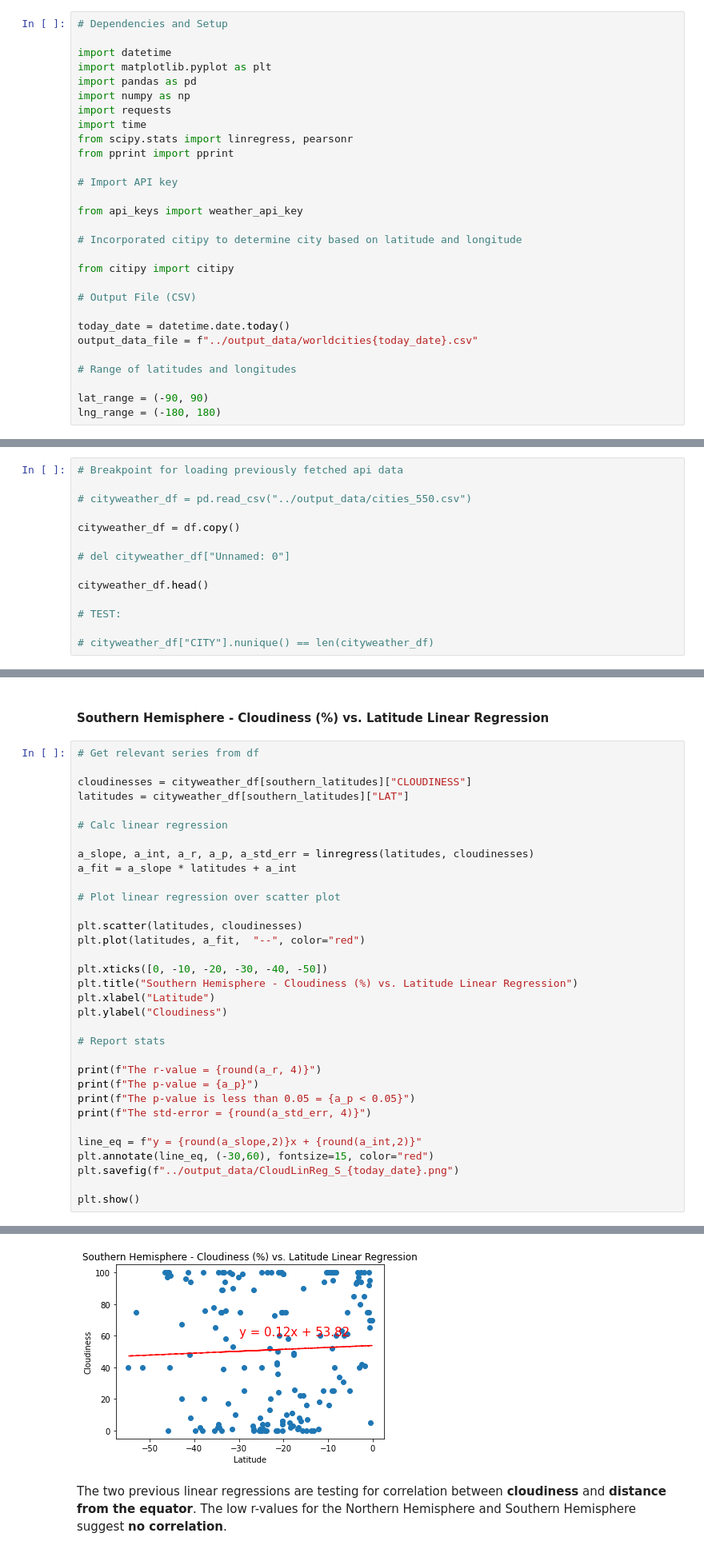
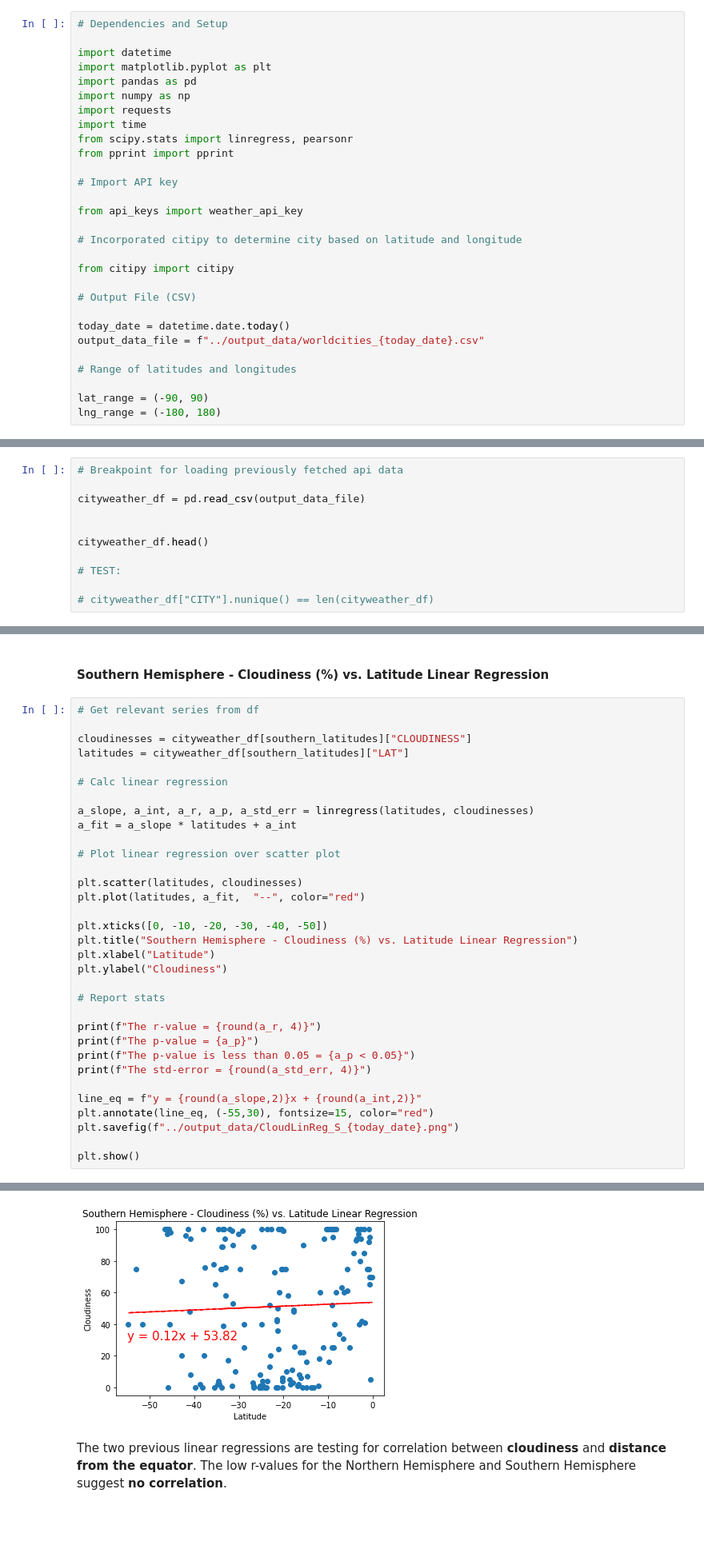
Before and after one commit to billthedataguy/python-api-challenge, a Jupyter notebook: starter_code/WeatherPy_HW6_WILLIAM_VANN_FINAL.ipynb, the cells around one changed output, grey strips where cells are left out. Shown: that part at 80% size. Drawn from its saved outputs; the diff is of its cells as text; blank space fills up the shorter version.

```diff
--- a/starter_code/WeatherPy_HW6_WILLIAM_VANN_FINAL.ipynb
+++ b/starter_code/WeatherPy_HW6_WILLIAM_VANN_FINAL.ipynb
@@ -35,7 +37,7 @@ from citipy import citipy
 # Output File (CSV)
 
 today_date = datetime.date.today()
-output_data_file = f"../output_data/worldcities{today_date}.csv"
+output_data_file = f"../output_data/worldcities_{today_date}.csv"
 
 # Range of latitudes and longitudes
 
@@ -181,11 +176,8 @@ df.to_csv(output_data_file)
 # %%
 # Breakpoint for loading previously fetched api data
 
-# cityweather_df = pd.read_csv("../output_data/cities_550.csv")
+cityweather_df = pd.read_csv(output_data_file)
 
-cityweather_df = df.copy()
-
-# del cityweather_df["Unnamed: 0"]
 
 cityweather_df.head()
 
@@ -583,35 +575,35 @@ latitudes = cityweather_df[southern_latitudes]["LAT"]
 
 a_slope, a_int, a_r, a_p, a_std_err = linregress(latitudes, cloudinesses)
 a_fit = a_slope * latitudes + a_int
 
 # Plot linear regression over scatter plot
 
 plt.scatter(latitudes, cloudinesses)
 plt.plot(latitudes, a_fit,  "--", color="red")
 
 plt.xticks([0, -10, -20, -30, -40, -50])
 plt.title("Southern Hemisphere - Cloudiness (%) vs. Latitude Linear Regression")
 plt.xlabel("Latitude")
 plt.ylabel("Cloudiness")
 
 # Report stats
 
 print(f"The r-value = {round(a_r, 4)}")
 print(f"The p-value = {a_p}")
 print(f"The p-value is less than 0.05 = {a_p < 0.05}")
 print(f"The std-error = {round(a_std_err, 4)}")
 
 line_eq = f"y = {round(a_slope,2)}x + {round(a_int,2)}"
-plt.annotate(line_eq, (-30,60), fontsize=15, color="red")
+plt.annotate(line_eq, (-55,30), fontsize=15, color="red")
 plt.savefig(f"../output_data/CloudLinReg_S_{today_date}.png")
 
 plt.show()
 # %% [output]
 The r-value = 0.0419
 The p-value = 0.5892597730048844
 The p-value is less than 0.05 = False
 The std-error = 0.2238
-[figure, old version]
+[figure, new version]
 # %% [markdown]
 The two previous linear regressions are testing for correlation between **cloudiness** and **distance from the equator**. The low r-values for the Northern Hemisphere and Southern Hemisphere suggest **no correlation**.
 # %% [markdown]
```
Also changed, not shown: parts of 5 cells of this notebook, 8 other files.
